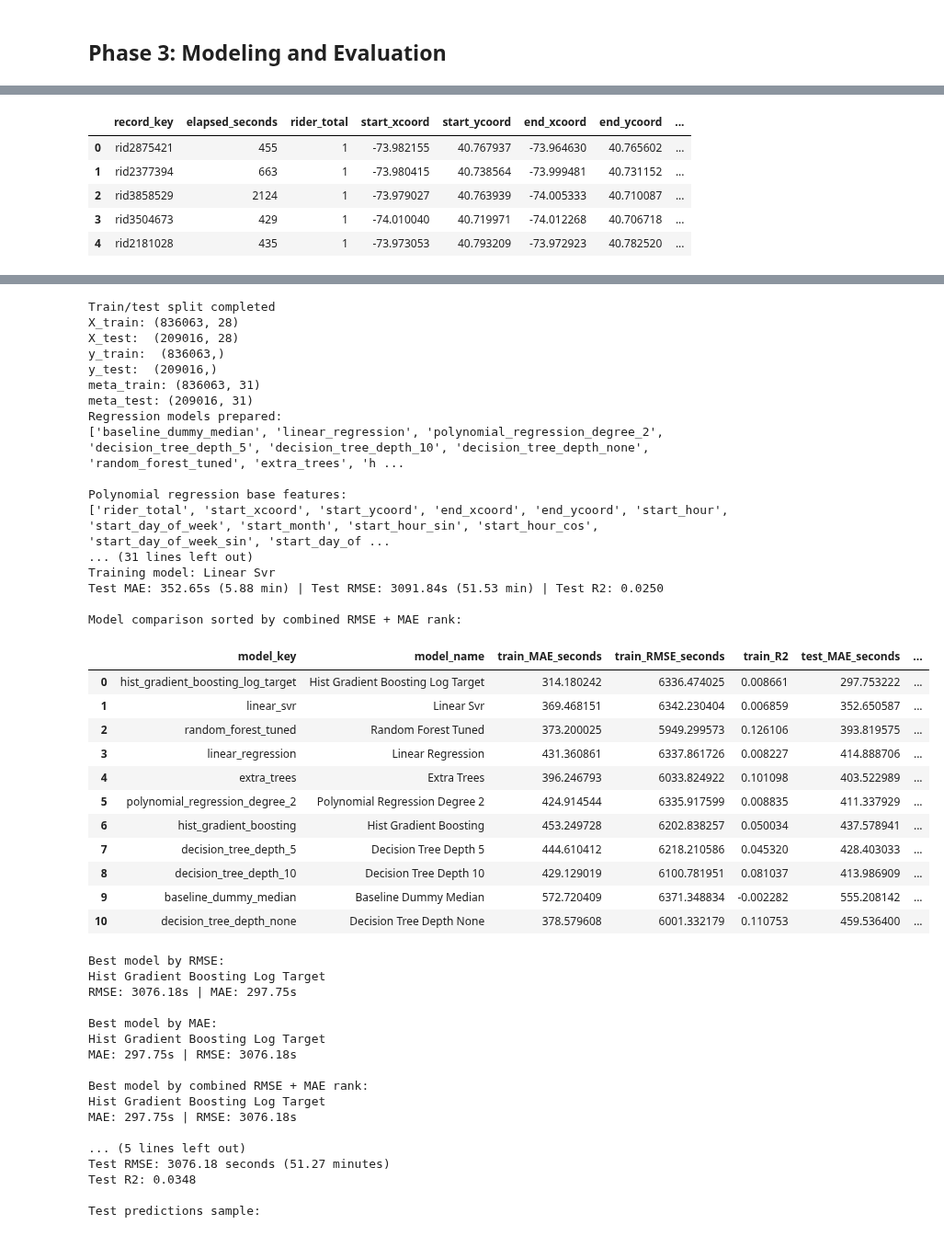
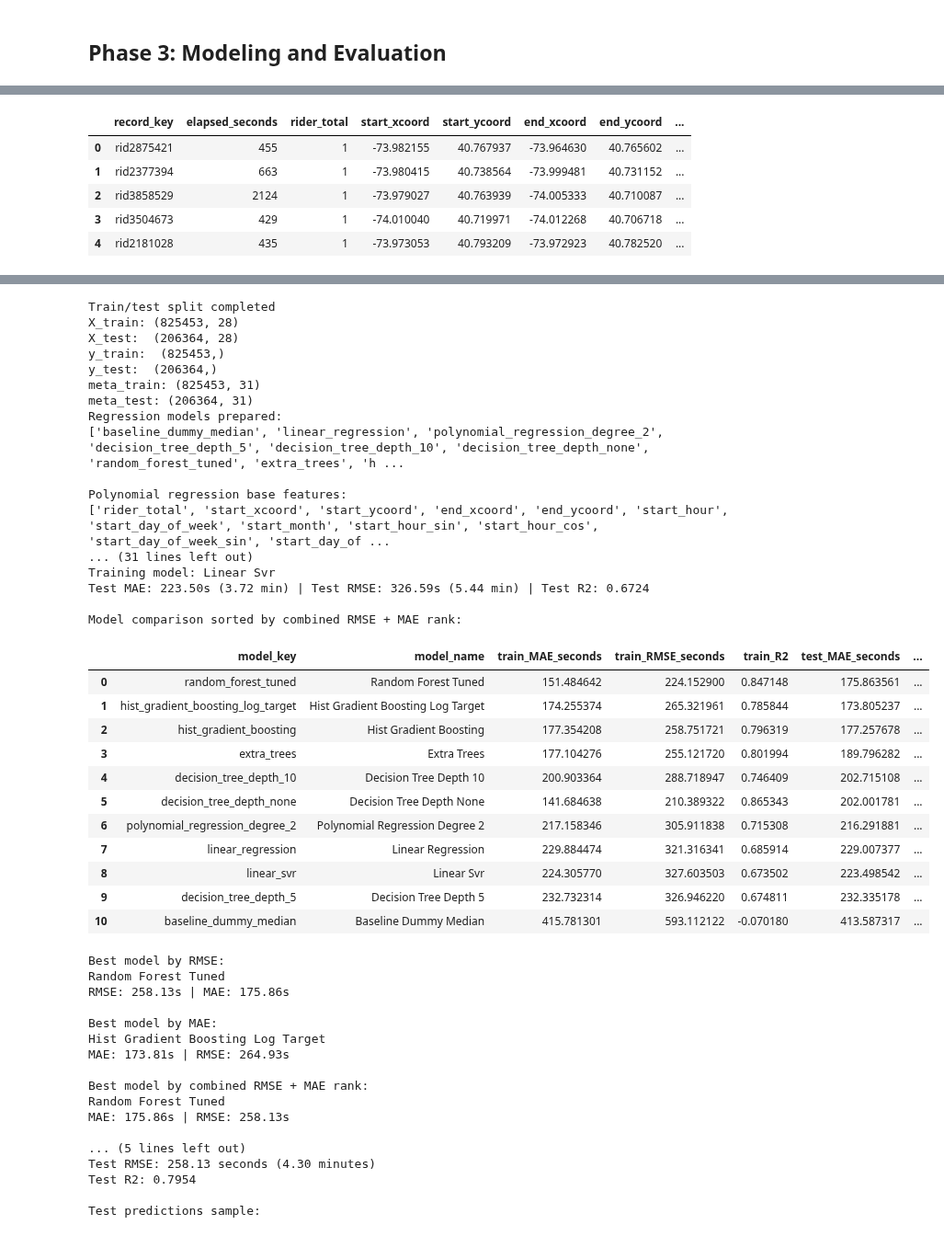
Before and after one commit to Aihan-2005/AiWithPython, a Jupyter notebook: University-Project/project.ipynb, the cells around one changed output, grey strips where cells are left out. Shown at 92% size. Cells and saved outputs as stored; diff of their text form; code cells hidden in the pictures.

```diff
--- a/University-Project/project.ipynb
+++ b/University-Project/project.ipynb
@@ -2918,10 +3252,10 @@ Created spatial/distance features:
 | 4 | 0.000130 | -0.010689 | 0.000130 | 0.010689 | 0 | 1.188591 | 1.188591 | ... |
 ... (7 outputs left out)
 # %%
-df_fe = pd.read_csv("feature_engineered_student_version.csv")
-print(df_fe.shape)
+# df_fe = pd.read_csv("feature_engineered_student_version.csv")
+# print(df_fe.shape)
 
-with open("feature_columns.txt", "r", encoding="utf-8") as f:
-    feature_cols = [line.strip() for line in f if line.strip()]
+# with open("feature_columns.txt", "r", encoding="utf-8") as f:
+#     feature_cols = [line.strip() for line in f if line.strip()]
 
-print(feature_cols)
+# print(feature_cols)
@@ -4123,9 +4454,10 @@ def run_modeling_pipeline(config: ModelingConfig):
 
     return results_df, test_predictions_df, best_model, optional_classification_results_df
 # %%
+
 config = ModelingConfig(
-    input_file="feature_engineered_student_version.csv",
-    feature_columns_file="feature_columns.txt",
+    input_file="feature_engineered_regular_trips.csv",
+    feature_columns_file="feature_columns_regular_trips.txt",
 
     target_col="elapsed_seconds",
     record_key_col="record_key",
@@ -4133,12 +4465,12 @@ config = ModelingConfig(
     test_size=0.20,
     random_state=6,
 
-    model_comparison_file="model_comparison.csv",
-    test_predictions_file="test_predictions.csv",
-    modeling_report_file="modeling_report.txt",
-    best_model_file="best_model.pkl",
-    final_feature_columns_file="final_model_feature_columns.txt",
-    feature_importance_file="best_model_feature_importance_or_coefficients.csv",
+    model_comparison_file="model_comparison_regular_trips.csv",
+    test_predictions_file="test_predictions_regular_trips.csv",
+    modeling_report_file="modeling_report_regular_trips.txt",
+    best_model_file="best_model_regular_trips.pkl",
+    final_feature_columns_file="final_model_feature_columns_regular_trips.txt",
+    feature_importance_file="best_model_feature_importance_or_coefficients_regular_trips.csv",
 
     run_cross_validation=False,
     cv_folds=5,
@@ -4193,66 +4525,66 @@ Final features: ['rider_total', 'start_xcoord', 'start_ycoord', 'end_xcoord', 'e
 
 Top missing values in X:
 rider_total                      0
 start_xcoord                     0
 save_forward_marker_clean_NO     0
 carrier_code_clean_2             0
 carrier_code_clean_1             0
 trip_distance_log1p              0
 trip_distance                    0
 trip_distance_km                 0
 same_start_end_location          0
 abs_y_delta                      0
 abs_x_delta                      0
 y_delta                          0
 ... (13 lines left out)
 end_xcoord                       0
 start_ycoord                     0
 save_forward_marker_clean_YES    0
 dtype: int64
 Train/test split completed
-X_train: (836063, 28)
-X_test:  (209016, 28)
-y_train:  (836063,)
-y_test:  (209016,)
-meta_train: (836063, 31)
-meta_test: (209016, 31)
+X_train: (825453, 28)
+X_test:  (206364, 28)
+y_train:  (825453,)
+y_test:  (206364,)
+meta_train: (825453, 31)
+meta_test: (206364, 31)
 Regression models prepared:
 ['baseline_dummy_median', 'linear_regression', 'polynomial_regression_degree_2', 'decision_tree_depth_5', 'decision_tree_depth_10', 'decision_tree_depth_none', 'random_forest_tuned', 'extra_trees', 'h ...
 
 Polynomial regression base features:
 ['rider_total', 'start_xcoord', 'start_ycoord', 'end_xcoord', 'end_ycoord', 'start_hour', 'start_day_of_week', 'start_month', 'start_hour_sin', 'start_hour_cos', 'start_day_of_week_sin', 'start_day_of ...
 ... (31 lines left out)
 Training model: Linear Svr
-Test MAE: 352.65s (5.88 min) | Test RMSE: 3091.84s (51.53 min) | Test R2: 0.0250
+Test MAE: 223.50s (3.72 min) | Test RMSE: 326.59s (5.44 min) | Test R2: 0.6724
 
 Model comparison sorted by combined RMSE + MAE rank:
 |  | model_key | model_name | train_MAE_seconds | train_RMSE_seconds | train_R2 | test_MAE_seconds | ... |
-| 0 | hist_gradient_boosting_log_target | Hist Gradient Boosting Log Target | 314.180242 | 6336.474025 | 0.008661 | 297.753222 | ... |
-| 1 | linear_svr | Linear Svr | 369.468151 | 6342.230404 | 0.006859 | 352.650587 | ... |
-| 2 | random_forest_tuned | Random Forest Tuned | 373.200025 | 5949.299573 | 0.126106 | 393.819575 | ... |
-| 3 | linear_regression | Linear Regression | 431.360861 | 6337.861726 | 0.008227 | 414.888706 | ... |
-| 4 | extra_trees | Extra Trees | 396.246793 | 6033.824922 | 0.101098 | 403.522989 | ... |
-| 5 | polynomial_regression_degree_2 | Polynomial Regression Degree 2 | 424.914544 | 6335.917599 | 0.008835 | 411.337929 | ... |
-| 6 | hist_gradient_boosting | Hist Gradient Boosting | 453.249728 | 6202.838257 | 0.050034 | 437.578941 | ... |
-| 7 | decision_tree_depth_5 | Decision Tree Depth 5 | 444.610412 | 6218.210586 | 0.045320 | 428.403033 | ... |
-| 8 | decision_tree_depth_10 | Decision Tree Depth 10 | 429.129019 | 6100.781951 | 0.081037 | 413.986909 | ... |
-| 9 | baseline_dummy_median | Baseline Dummy Median | 572.720409 | 6371.348834 | -0.002282 | 555.208142 | ... |
-| 10 | decision_tree_depth_none | Decision Tree Depth None | 378.579608 | 6001.332179 | 0.110753 | 459.536400 | ... |
+| 0 | random_forest_tuned | Random Forest Tuned | 151.484642 | 224.152900 | 0.847148 | 175.863561 | ... |
+| 1 | hist_gradient_boosting_log_target | Hist Gradient Boosting Log Target | 174.255374 | 265.321961 | 0.785844 | 173.805237 | ... |
+| 2 | hist_gradient_boosting | Hist Gradient Boosting | 177.354208 | 258.751721 | 0.796319 | 177.257678 | ... |
+| 3 | extra_trees | Extra Trees | 177.104276 | 255.121720 | 0.801994 | 189.796282 | ... |
+| 4 | decision_tree_depth_10 | Decision Tree Depth 10 | 200.903364 | 288.718947 | 0.746409 | 202.715108 | ... |
+| 5 | decision_tree_depth_none | Decision Tree Depth None | 141.684638 | 210.389322 | 0.865343 | 202.001781 | ... |
+| 6 | polynomial_regression_degree_2 | Polynomial Regression Degree 2 | 217.158346 | 305.911838 | 0.715308 | 216.291881 | ... |
+| 7 | linear_regression | Linear Regression | 229.884474 | 321.316341 | 0.685914 | 229.007377 | ... |
+| 8 | linear_svr | Linear Svr | 224.305770 | 327.603503 | 0.673502 | 223.498542 | ... |
+| 9 | decision_tree_depth_5 | Decision Tree Depth 5 | 232.732314 | 326.946220 | 0.674811 | 232.335178 | ... |
+| 10 | baseline_dummy_median | Baseline Dummy Median | 415.781301 | 593.112122 | -0.070180 | 413.587317 | ... |
 Best model by RMSE:
-Hist Gradient Boosting Log Target
-RMSE: 3076.18s | MAE: 297.75s
+Random Forest Tuned
+RMSE: 258.13s | MAE: 175.86s
 
 Best model by MAE:
 Hist Gradient Boosting Log Target
-MAE: 297.75s | RMSE: 3076.18s
+MAE: 173.81s | RMSE: 264.93s
 
 Best model by combined RMSE + MAE rank:
-Hist Gradient Boosting Log Target
-MAE: 297.75s | RMSE: 3076.18s
+Random Forest Tuned
+MAE: 175.86s | RMSE: 258.13s
 
 ... (5 lines left out)
-Test RMSE: 3076.18 seconds (51.27 minutes)
-Test R2: 0.0348
+Test RMSE: 258.13 seconds (4.30 minutes)
+Test R2: 0.7954
 
 Test predictions sample:
 |  | record_key | actual_elapsed_seconds | predicted_elapsed_seconds | absolute_error_seconds | actual_elapsed_minutes | ... |
```
Also changed, not shown: parts of 24 cells of this notebook, 8 other files.
